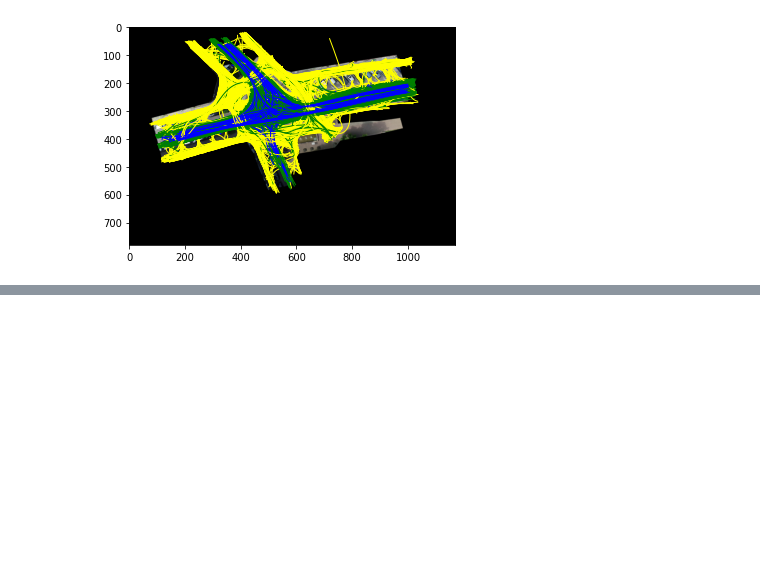
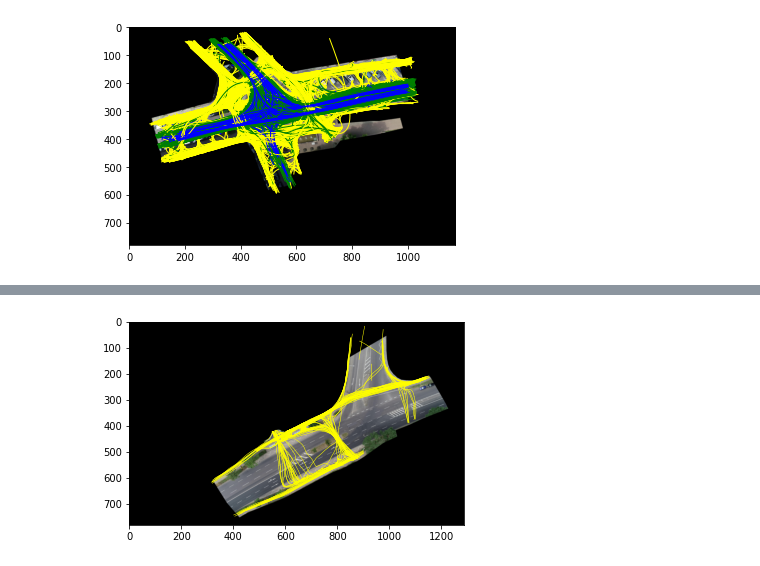
Before and after one commit to QuantumBatarang/Cloud-Computing-Final-Project, a Jupyter notebook: visualize.ipynb, the cells around one changed output, grey strips where cells are left out. Saved outputs shown, nothing was run; the diff lists cells and outputs as text; code cells hidden in the pictures; blank space fills up the shorter version.

```diff
--- a/visualize.ipynb
+++ b/visualize.ipynb
@@ -83,0 +344,4 @@ showAll(2)
+# %%
+showPedestrian(4)
+# %% [output]
+[figure, added]
```
Also changed, not shown: parts of 16 cells of this notebook.
